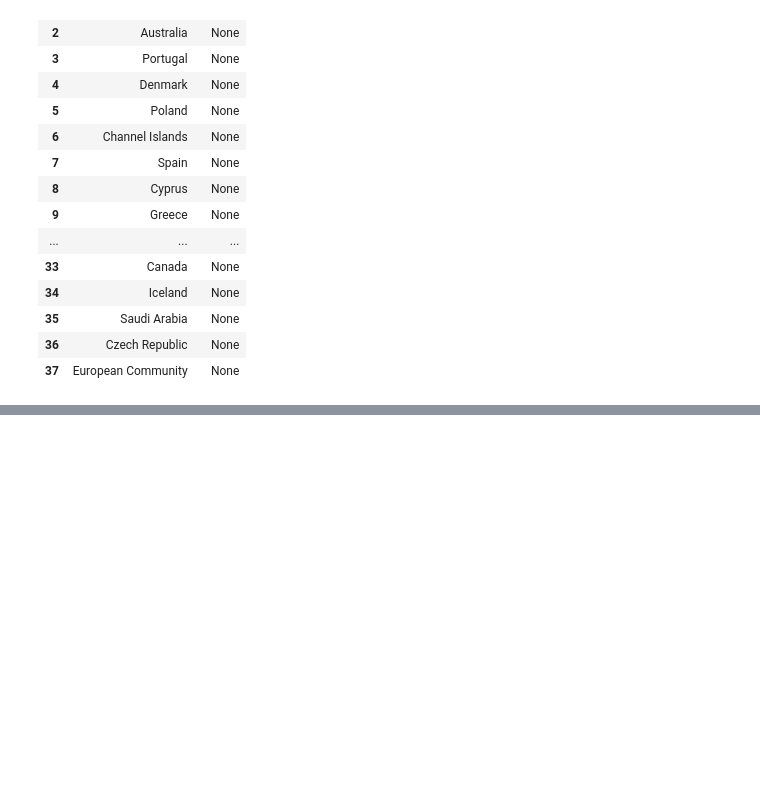
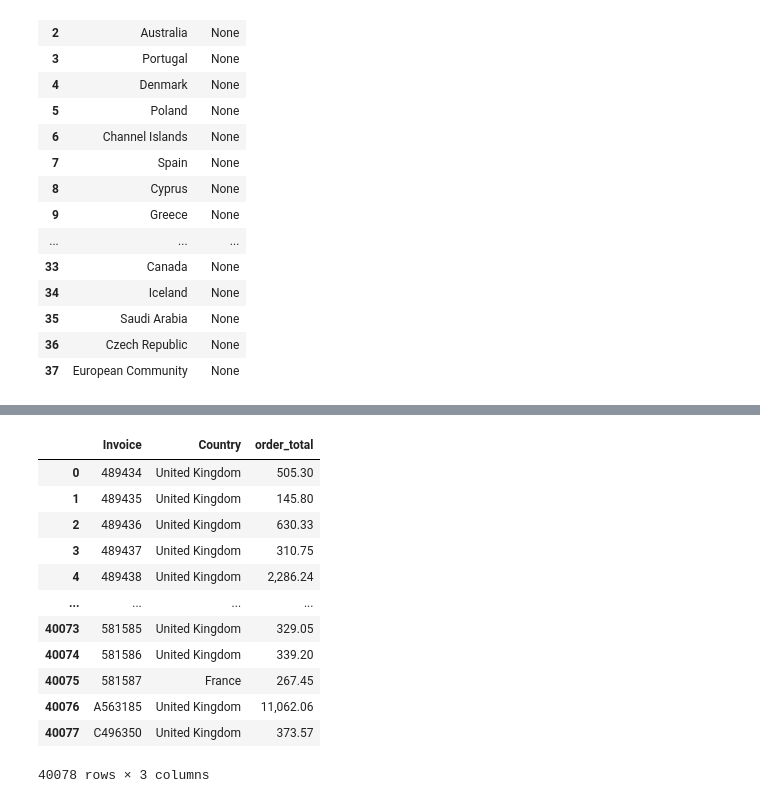
Before and after one commit to z0etar0twh/online-retail-analysis, a Jupyter notebook: online-retail-analysis.ipynb, the cells around one changed output, grey strips where cells are left out. Drawn from its saved outputs; the diff is of its cells as text; code cells hidden in the pictures; blank space fills up the shorter version.

```diff
--- a/online-retail-analysis.ipynb
+++ b/online-retail-analysis.ipynb
@@ -636,0 +727,20 @@ WHERE regions.Region IS NULL
+# %%
+q("""
+SELECT Invoice, Country, SUM(Revenue) AS order_total
+FROM retail
+GROUP BY Invoice, Country
+""")
+# %% [output]
+|  | Invoice | Country | order_total |
+| 0 | 489434 | United Kingdom | 505.30 |
+| 1 | 489435 | United Kingdom | 145.80 |
+| 2 | 489436 | United Kingdom | 630.33 |
+| 3 | 489437 | United Kingdom | 310.75 |
+| 4 | 489438 | United Kingdom | 2,286.24 |
+| ... | ... | ... | ... |
+| 40073 | 581585 | United Kingdom | 329.05 |
+| 40074 | 581586 | United Kingdom | 339.20 |
+| 40075 | 581587 | France | 267.45 |
+| 40076 | A563185 | United Kingdom | 11,062.06 |
+| 40077 | C496350 | United Kingdom | 373.57 |
+40078 rows × 3 columns
```
Also changed, not shown: parts of 9 cells of this notebook.
